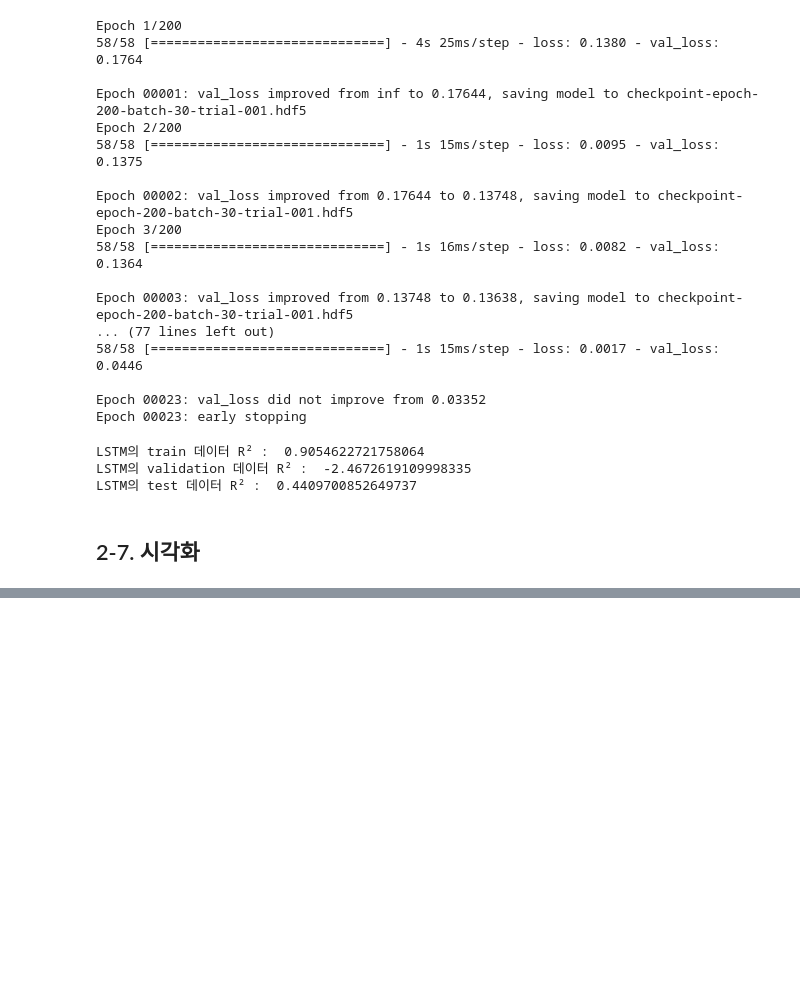
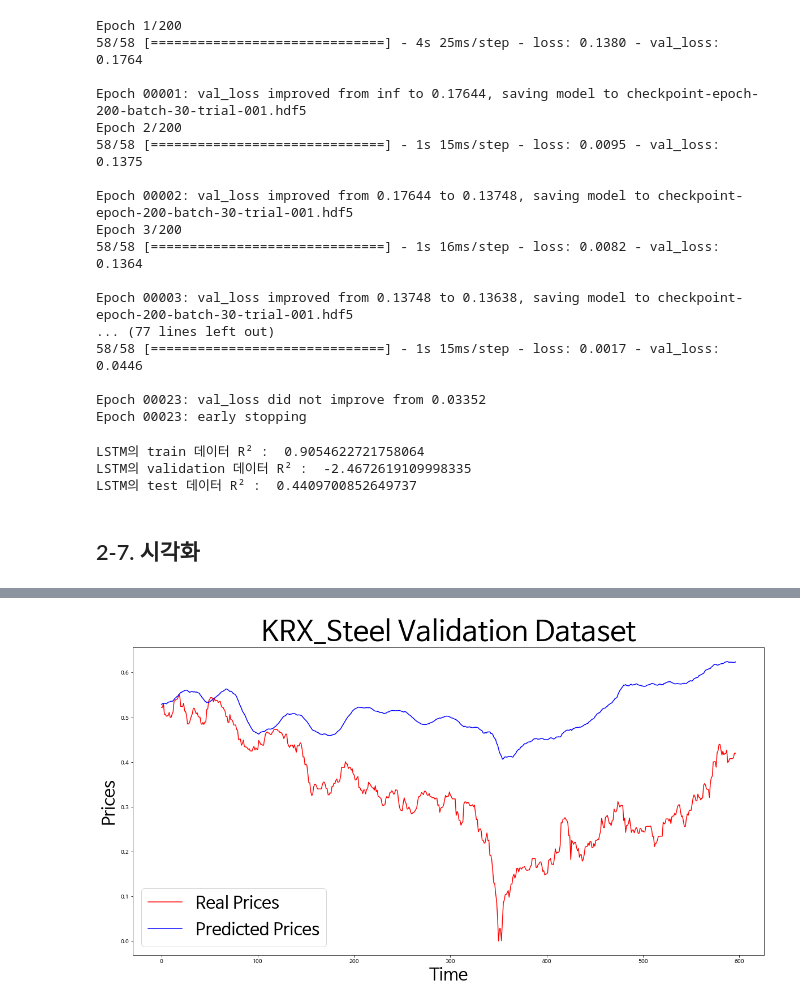
Before and after one commit to evolution64/Project, a Jupyter notebook: section4_project.ipynb, the cells around one changed output, grey strips where cells are left out. Drawn from its saved outputs; the diff is of its cells as text; code cells hidden in the pictures; blank space fills up the shorter version.

```diff
--- a/section4_project.ipynb
+++ b/section4_project.ipynb
@@ -582 +593,12 @@ LSTM의 test 데이터 R² :  0.4409700852649737
+# %%
+# Validation Dataset
+plt.figure(figsize=(20,10))
+plt.plot(val_label,'red',label='Real Prices')
+plt.plot(y_pred_val_lstm,'blue',label='Predicted Prices')
+plt.xlabel('Time', fontsize=30)
+plt.ylabel('Prices', fontsize=30)
+plt.title('KRX_Steel Validation Dataset', fontsize=50)
+plt.legend(loc='best', fontsize=30);
+# %% [output]
+[figure, added]
 # %%
```
Also changed, not shown: parts of 2 cells of this notebook.
